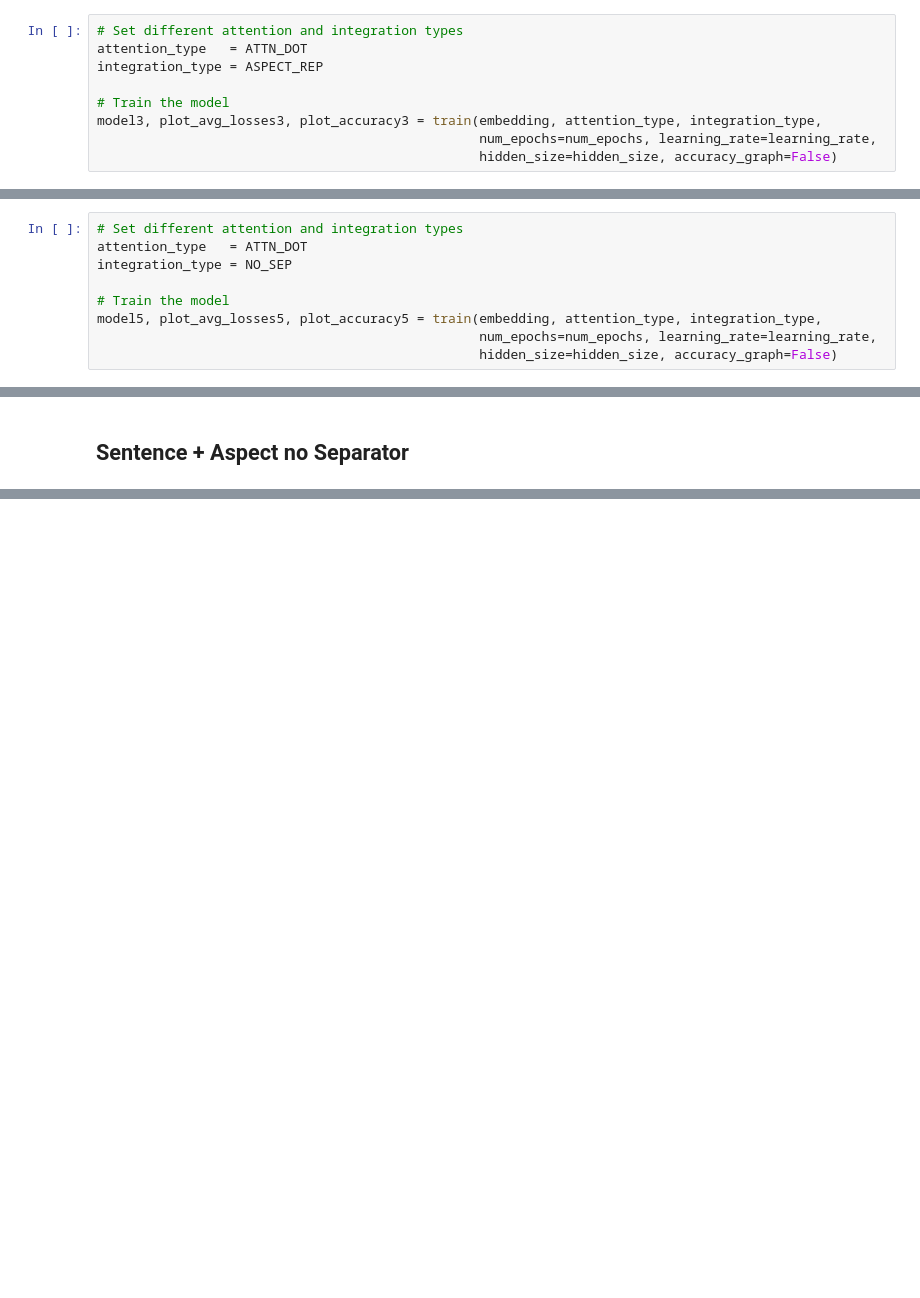
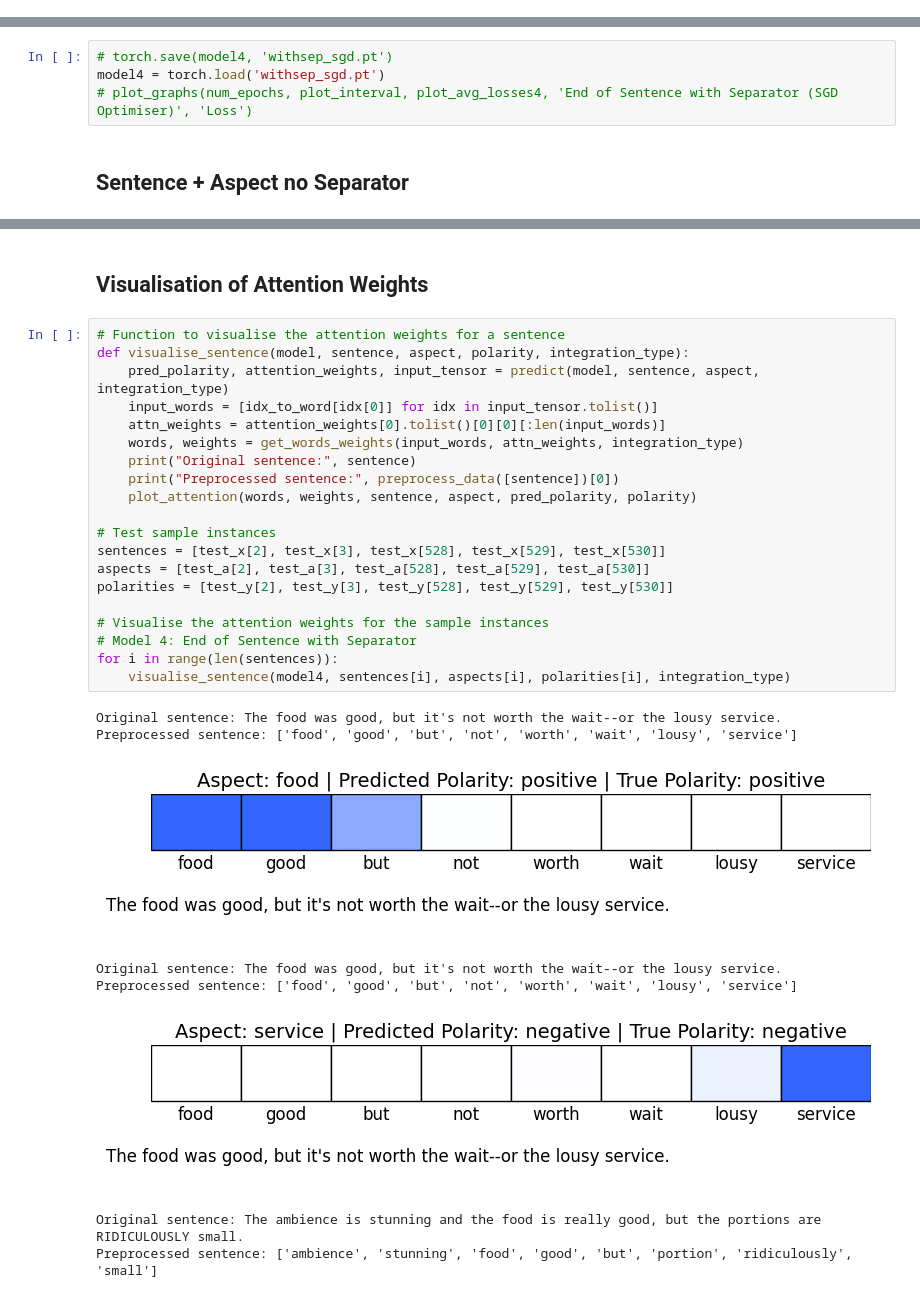
Before and after one commit to LisonLau/CITS4012-Project, a Jupyter notebook: CITS4012_10.ipynb, the cells around one changed output, grey strips where cells are left out. Cells and saved outputs as stored; diff of their text form; blank space fills up the shorter version.

```diff
--- a/CITS4012_10.ipynb
+++ b/CITS4012_10.ipynb
@@ -621,9 +539,0 @@ model2, plot_avg_losses2, plot_accuracy2 = train(embedding, attention_type, inte
-# %%
-# Set different attention and integration types
-attention_type   = ATTN_DOT
-integration_type = ASPECT_REP
-
-# Train the model
-model3, plot_avg_losses3, plot_accuracy3 = train(embedding, attention_type, integration_type,
-                                                 num_epochs=num_epochs, learning_rate=learning_rate,
-                                                 hidden_size=hidden_size, accuracy_graph=False)
@@ -685,9 +539,0 @@ model4, plot_avg_losses4, plot_accuracy4 = train(embedding, attention_type, inte
-# %%
-# Set different attention and integration types
-attention_type   = ATTN_DOT
-integration_type = NO_SEP
-
-# Train the model
-model5, plot_avg_losses5, plot_accuracy5 = train(embedding, attention_type, integration_type,
-                                                 num_epochs=num_epochs, learning_rate=learning_rate,
-                                                 hidden_size=hidden_size, accuracy_graph=False)
@@ -930,3 +786,7 @@ Accuracy: 0.6781
+# %%
+# torch.save(model4, 'withsep_sgd.pt')
+model4 = torch.load('withsep_sgd.pt')
+# plot_graphs(num_epochs, plot_interval, plot_avg_losses4, 'End of Sentence with Separator (SGD Optimiser)', 'Loss')
 # %% [markdown]
 ## Sentence + Aspect no Separator
 # %%
@@ -938,0 +827,31 @@ Accuracy: 0.6548
+# %% [markdown]
+## Visualisation of Attention Weights
+# %%
+# Function to visualise the attention weights for a sentence
+def visualise_sentence(model, sentence, aspect, polarity, integration_type):
+    pred_polarity, attention_weights, input_tensor = predict(model, sentence, aspect, integration_type)
+    input_words = [idx_to_word[idx[0]] for idx in input_tensor.tolist()]
+    attn_weights = attention_weights[0].tolist()[0][0][:len(input_words)]
+    words, weights = get_words_weights(input_words, attn_weights, integration_type)
+    print("Original sentence:", sentence)
+    print("Preprocessed sentence:", preprocess_data([sentence])[0])
+    plot_attention(words, weights, sentence, aspect, pred_polarity, polarity)
+
+# Test sample instances
+sentences = [test_x[2], test_x[3], test_x[528], test_x[529], test_x[530]]
+aspects = [test_a[2], test_a[3], test_a[528], test_a[529], test_a[530]]
+polarities = [test_y[2], test_y[3], test_y[528], test_y[529], test_y[530]]
+
+# Visualise the attention weights for the sample instances
+# Model 4: End of Sentence with Separator
+for i in range(len(sentences)):
+    visualise_sentence(model4, sentences[i], aspects[i], polarities[i], integration_type)
+# %% [output]
+Original sentence: The food was good, but it's not worth the wait--or the lousy service.
+Preprocessed sentence: ['food', 'good', 'but', 'not', 'worth', 'wait', 'lousy', 'service']
+[figure, added]
+Original sentence: The food was good, but it's not worth the wait--or the lousy service.
+Preprocessed sentence: ['food', 'good', 'but', 'not', 'worth', 'wait', 'lousy', 'service']
+[figure, added]
+Original sentence: The ambience is stunning and the food is really good, but the portions are RIDICULOUSLY small.
+Preprocessed sentence: ['ambience', 'stunning', 'food', 'good', 'but', 'portion', 'ridiculously', 'small']
```
Also changed, not shown: parts of 32 cells of this notebook, 4 other files.
